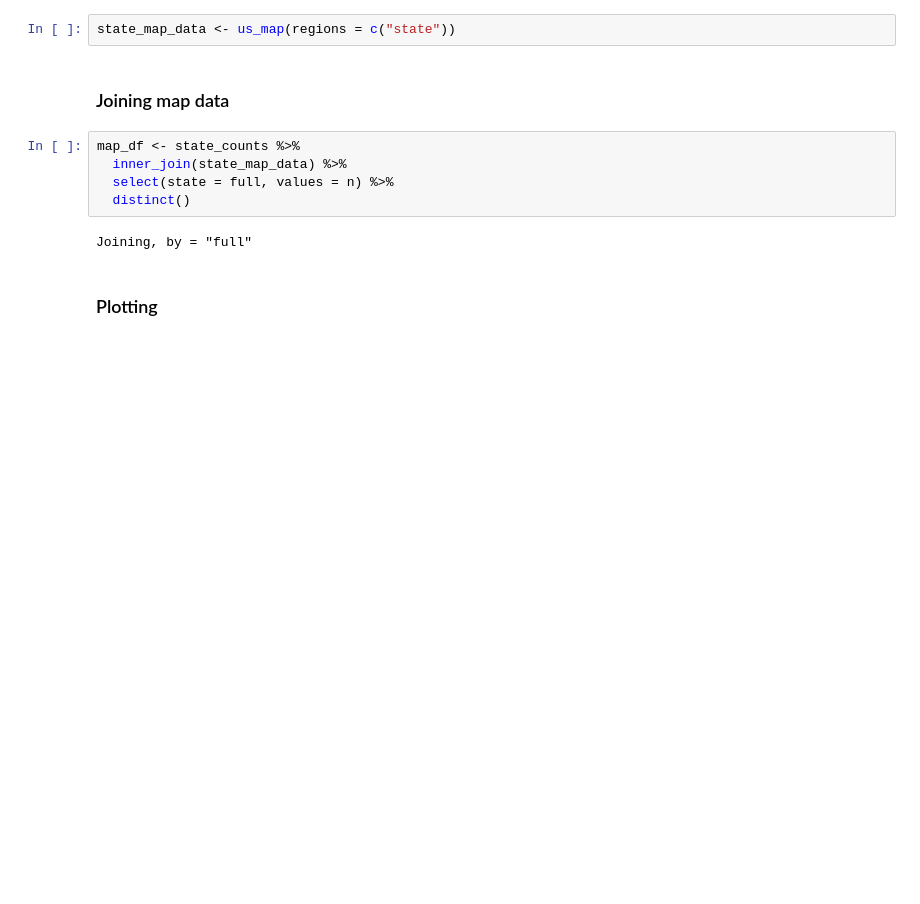
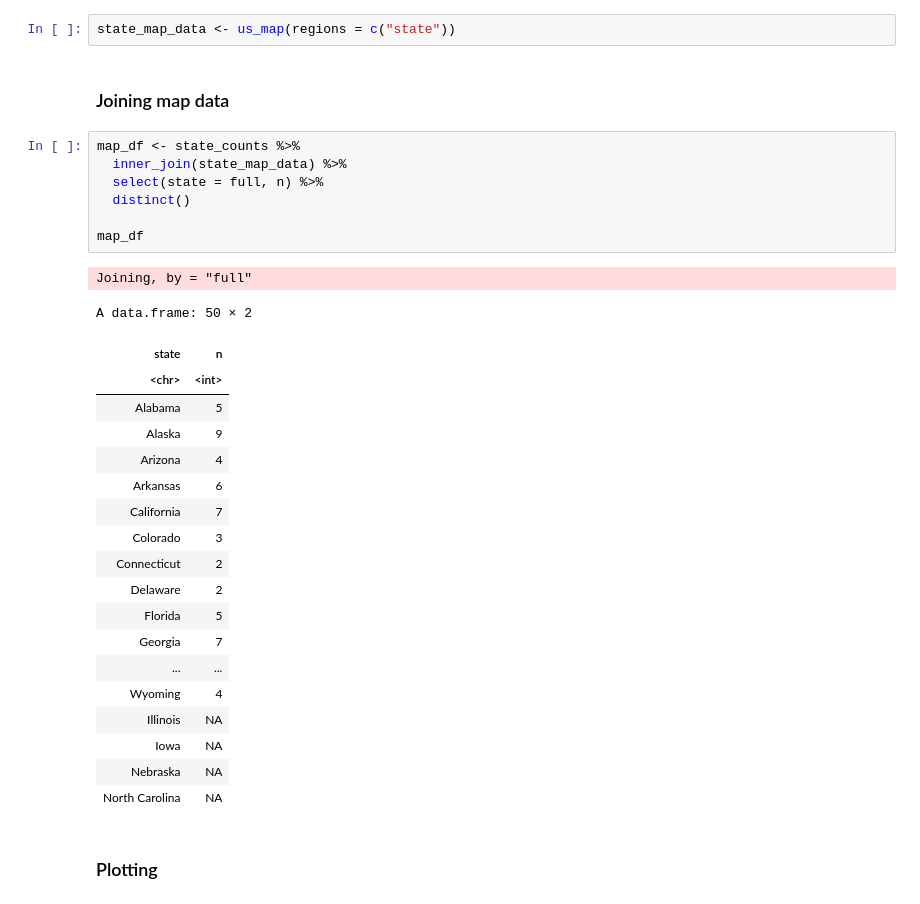
Before and after one commit to blackerby/ls562project, a Jupyter notebook: ner_mapping.ipynb, the cells around one changed output. Cells and saved outputs as stored; diff of their text form; blank space fills up the shorter version.

```diff
--- a/ner_mapping.ipynb
+++ b/ner_mapping.ipynb
@@ -124,10 +125,31 @@ state_map_data <- us_map(regions = c("state"))
 # %%
 map_df <- state_counts %>%
   inner_join(state_map_data) %>%
-  select(state = full, values = n) %>%
+  select(state = full, n) %>%
   distinct()
+
+map_df
 # %% [output]
 Joining, by = "full"
+A data.frame: 50 × 2
+| state | n |
+| <chr> | <int> |
+| Alabama | 5 |
+| Alaska | 9 |
+| Arizona | 4 |
+| Arkansas | 6 |
+| California | 7 |
+| Colorado | 3 |
+| Connecticut | 2 |
+| Delaware | 2 |
+| Florida | 5 |
+| Georgia | 7 |
+| ... | ... |
+| Wyoming | 4 |
+| Illinois | NA |
+| Iowa | NA |
+| Nebraska | NA |
+| North Carolina | NA |
 # %% [markdown]
 ### Plotting
 # %%
```
Also changed, not shown: parts of 4 cells of this notebook.
